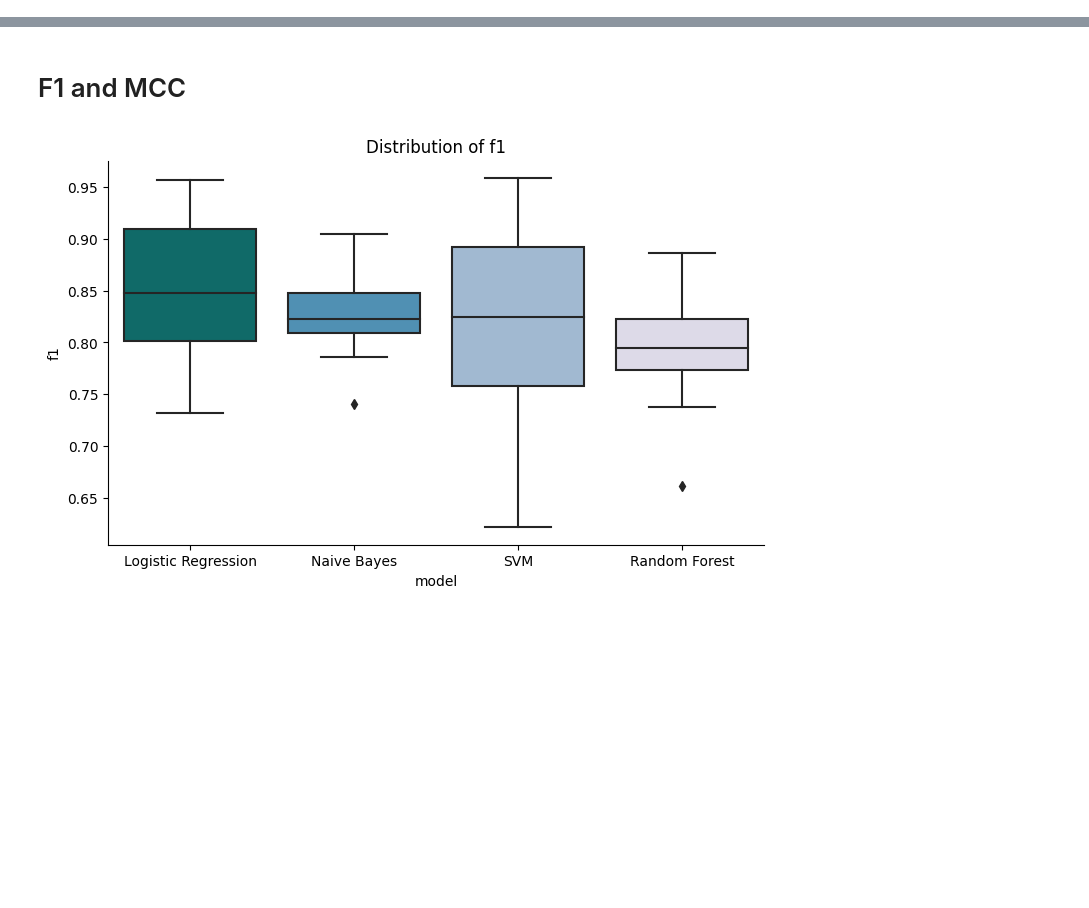
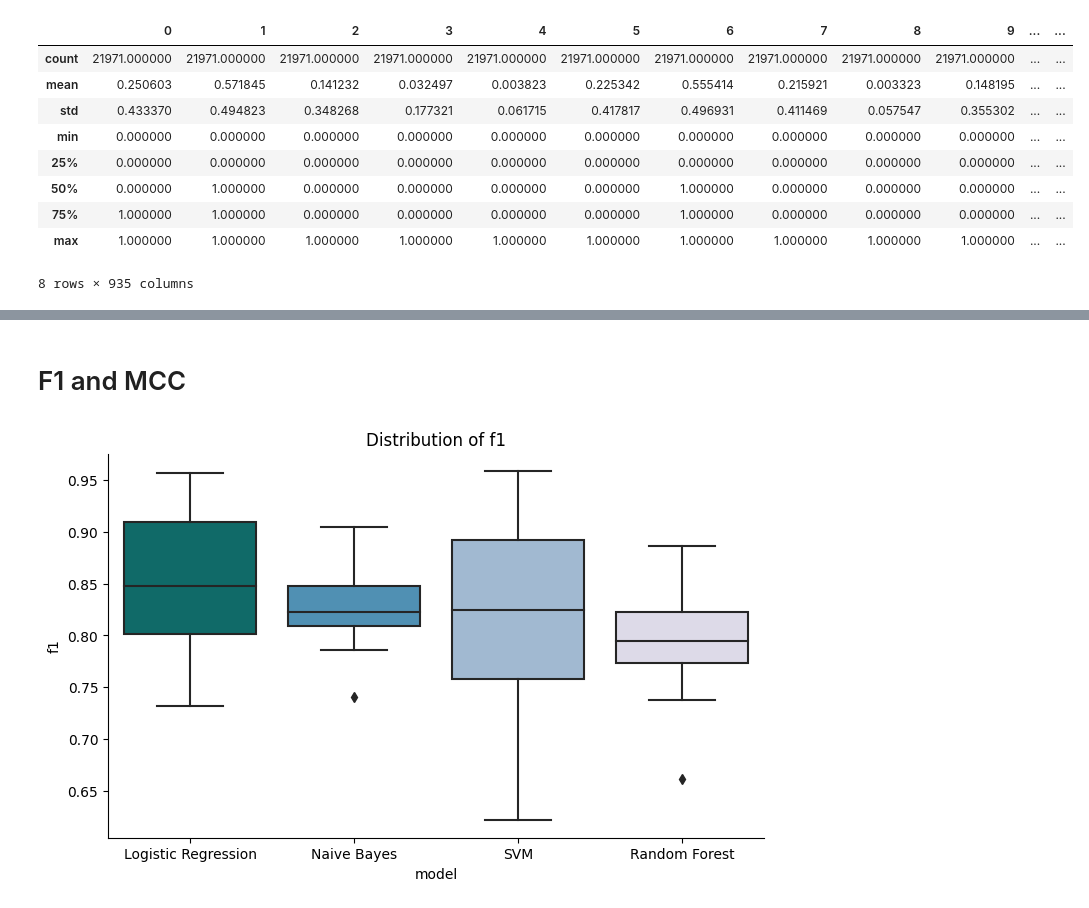
Before and after one commit to OskarKrafft/Machine-Learning-Project, a Jupyter notebook: notebooks/04_Model_Comparison.ipynb, the cells around one changed output, grey strips where cells are left out. Drawn from its saved outputs; the diff is of its cells as text; code cells hidden in the pictures; blank space fills up the shorter version.

```diff
--- a/notebooks/04_Model_Comparison.ipynb
+++ b/notebooks/04_Model_Comparison.ipynb
@@ -2,0 +26,60 @@
+# %%
+# Importing the data
+import pandas as pd
+eppes_cleaned = pd.read_csv('./data/processed/eppes_cleaned.csv')
+eppes_cleaned = eppes_cleaned.drop(eppes_cleaned.columns[0], axis = 1)
+
+# Import Excel sheet containing column indeces to be dropped
+columns_analysis = pd.read_excel('./data/interim/Drop_Columns_categorical.xlsx')
+columns_analysis = columns_analysis.drop(columns_analysis.columns[[0]], axis = 1)
+
+# Create list of names of categorical columns
+col_names_categorical = []
+for i in range(872):
+  if columns_analysis.iloc[i, 3] == 'categorical':
+    col_names_categorical.append(columns_analysis.iloc[i, 1])
+
+# Change datatype of categorical variables to object
+eppes_cleaned[col_names_categorical] = eppes_cleaned[col_names_categorical].astype('object')
+
+# Define X and y
+print(eppes_cleaned.head())
+X = eppes_cleaned.drop(columns='qg1') # reference variable which contains voted y/n
+y = eppes_cleaned['qg1'] # reference variable which contains voted y/n
+
+# 80/20 train-test split
+from sklearn.model_selection import train_test_split
+X_train, X_test, y_train, y_test = train_test_split(X,y,test_size = 0.20, random_state=123)
+from sklearn.preprocessing import LabelEncoder
+
+label_encoder = LabelEncoder()
+y_train = label_encoder.fit_transform(y_train)
+
+y_train_df = pd.DataFrame(data=y_train)
+y_train_df.value_counts(normalize=True)
+
+# Setting up pre-processing pipeline
+from sklearn.pipeline import Pipeline
+from sklearn.compose import ColumnTransformer
+from sklearn.preprocessing import StandardScaler, OneHotEncoder
+from sklearn.linear_model import LogisticRegression
+
+# Identify all categorical variables by data type
+categorical_X_features = X_train.select_dtypes(include=['object', 'bool']).columns
+
+# OneHotEncode all categorical variables
+categorical_transformer = OneHotEncoder(handle_unknown="error")
+
+preprocessor = ColumnTransformer(remainder = 'passthrough', # remainder = passthrough for numerical variables to be kept unchanged
+    transformers=[
+        ("cat", categorical_transformer, categorical_X_features)]
+)
+# Inspect the number of variables after pre-processing
+
+# Fit the pipeline to the training data
+preprocessor.fit(X_train)
+X_train_ = preprocessor.transform(X_train)
+
+X_train_df = pd.DataFrame(data=X_train_)
+X_train_df.describe()
+# %% [output]
@@ -2,0 +101,10 @@
+|  | 0 | 1 | 2 | 3 | 4 | 5 | 6 | 7 | 8 | 9 | ... | ... |
+| count | 21971.000000 | 21971.000000 | 21971.000000 | 21971.000000 | 21971.000000 | 21971.000000 | 21971.000000 | 21971.000000 | 21971.000000 | 21971.000000 | ... | ... |
+| mean | 0.250603 | 0.571845 | 0.141232 | 0.032497 | 0.003823 | 0.225342 | 0.555414 | 0.215921 | 0.003323 | 0.148195 | ... | ... |
+| std | 0.433370 | 0.494823 | 0.348268 | 0.177321 | 0.061715 | 0.417817 | 0.496931 | 0.411469 | 0.057547 | 0.355302 | ... | ... |
+| min | 0.000000 | 0.000000 | 0.000000 | 0.000000 | 0.000000 | 0.000000 | 0.000000 | 0.000000 | 0.000000 | 0.000000 | ... | ... |
+| 25% | 0.000000 | 0.000000 | 0.000000 | 0.000000 | 0.000000 | 0.000000 | 0.000000 | 0.000000 | 0.000000 | 0.000000 | ... | ... |
+| 50% | 0.000000 | 1.000000 | 0.000000 | 0.000000 | 0.000000 | 0.000000 | 1.000000 | 0.000000 | 0.000000 | 0.000000 | ... | ... |
+| 75% | 1.000000 | 1.000000 | 0.000000 | 0.000000 | 0.000000 | 0.000000 | 1.000000 | 0.000000 | 0.000000 | 0.000000 | ... | ... |
+| max | 1.000000 | 1.000000 | 1.000000 | 1.000000 | 1.000000 | 1.000000 | 1.000000 | 1.000000 | 1.000000 | 1.000000 | ... | ... |
+8 rows × 935 columns
```
Also changed, not shown: parts of 7 cells of this notebook.
